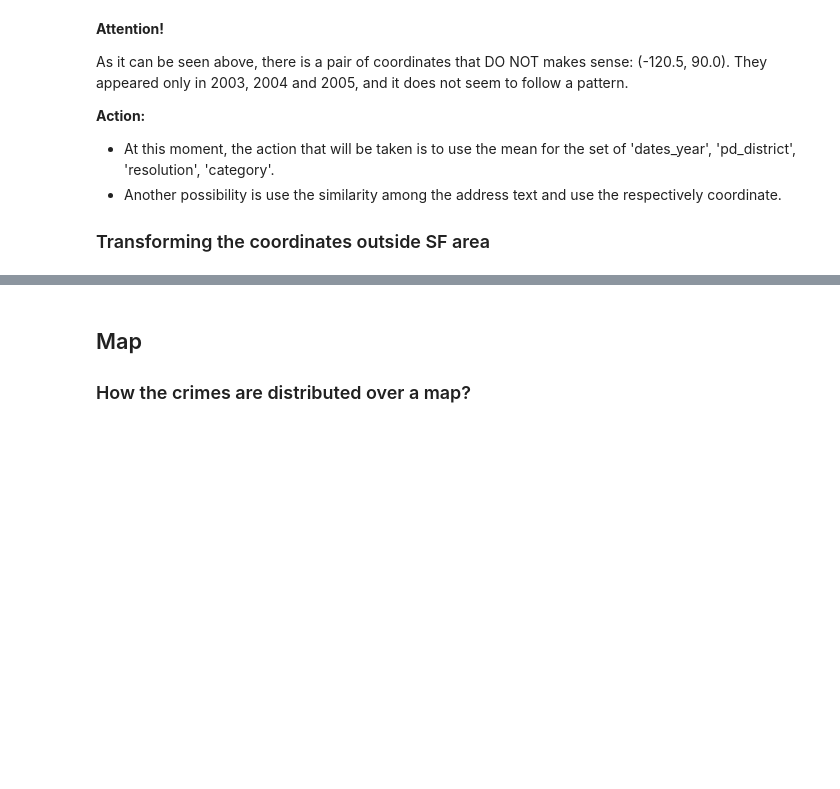
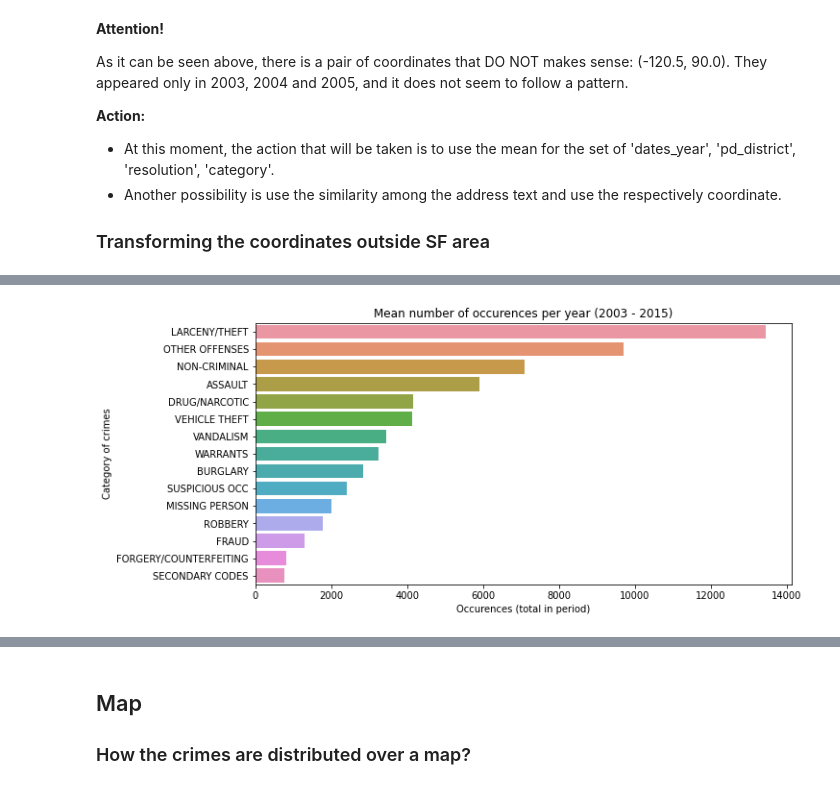
Before and after one commit to marcodeamicis/sf_crime, a Jupyter notebook: notebooks/1_business_and_data_understanding_suto.ipynb, the cells around one changed output, grey strips where cells are left out. Saved outputs shown, nothing was run; the diff lists cells and outputs as text; code cells hidden in the pictures; blank space fills up the shorter version.

```diff
--- a/notebooks/1_business_and_data_understanding_suto.ipynb
+++ b/notebooks/1_business_and_data_understanding_suto.ipynb
@@ -256,0 +282,16 @@ memory usage: 80.4+ MB
+# %%
+# Creating dataframe that will be used to produce the graph.
+df_graph = df_evaluation.groupby(by=['category', 'dates_year']).agg({'address': 'count'}).rename(
+    columns={'address': 'count'}).reset_index()
+df_graph = df_graph.groupby(by=['category']).agg({'count': 'mean'}).reset_index()
+df_graph.sort_values(by=['count'], inplace=True, ascending=False)
+
+# Graph
+fig, ax = plt.subplots(figsize=(10, 5))
+sns.barplot(data=df_graph[:15], y='category', x='count', ax=ax)
+ax.set(
+    xlabel='Occurences (total in period)', ylabel='Category of crimes',
+    title=f"Mean number of occurences per year ({df_evaluation['dates_year'].min()} - {df_evaluation['dates_year'].max()})"
+);
+# %% [output]
+[figure, added]
```
Also changed, not shown: parts of 27 cells of this notebook.
